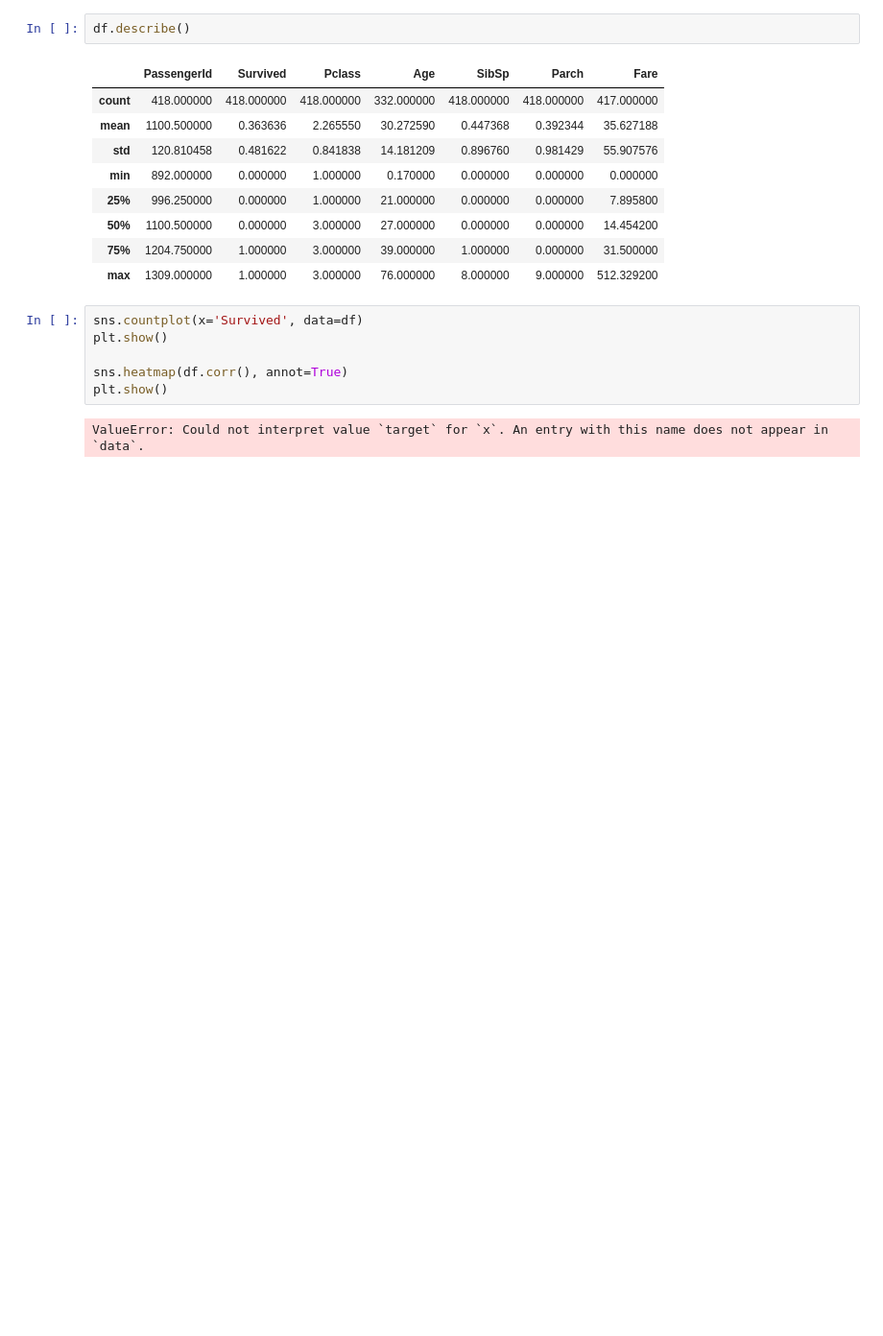
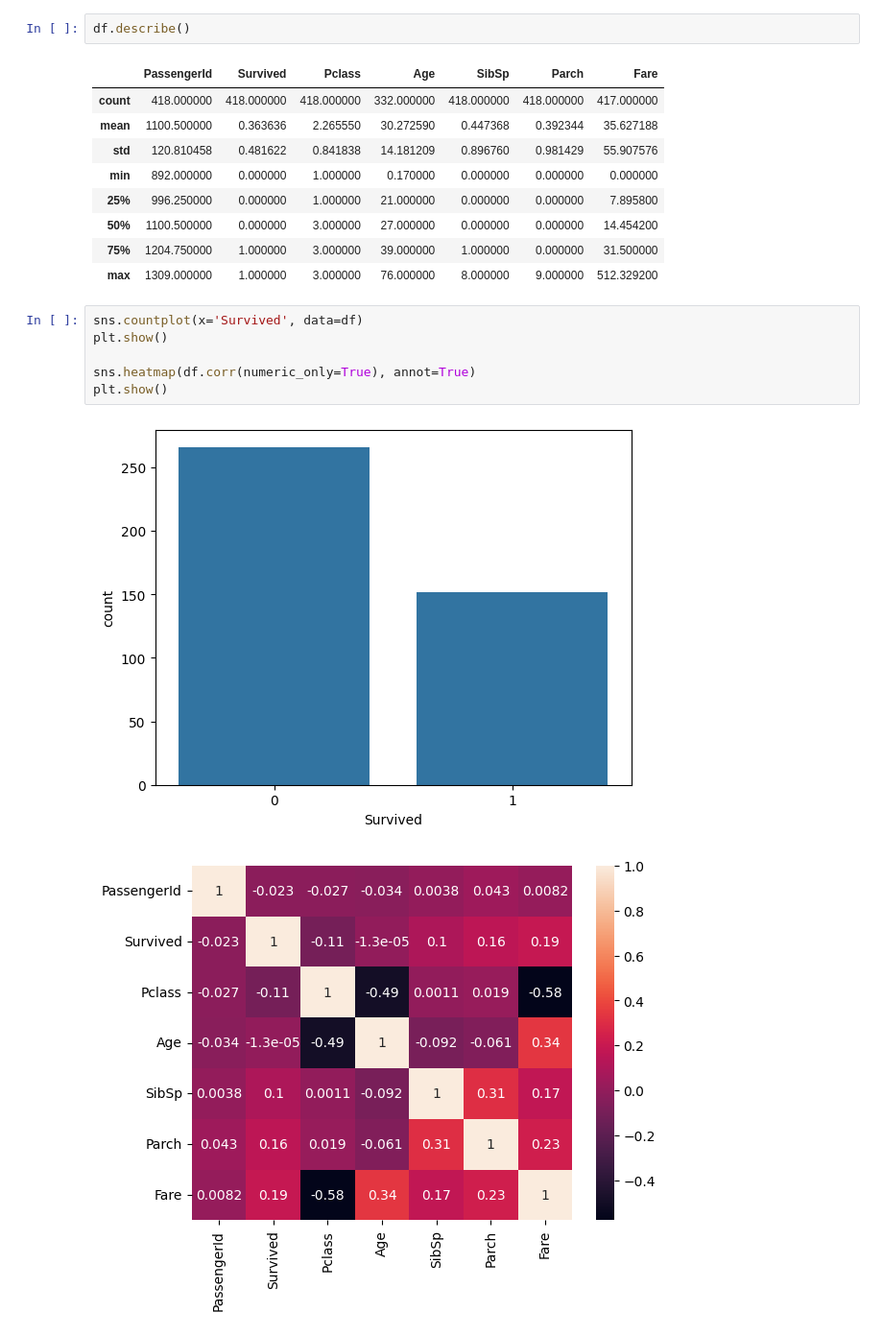
Before and after one commit to Asadullah-Noor/ML-EDA, a Jupyter notebook: task1.ipynb, the cells around one changed output. Shown at 96% size. Cells and saved outputs as stored; diff of their text form; blank space fills up the shorter version.

```diff
--- a/task1.ipynb
+++ b/task1.ipynb
@@ -54,8 +52,9 @@ df.describe()
 # %%
 sns.countplot(x='Survived', data=df)
 plt.show()
 
-sns.heatmap(df.corr(), annot=True)
+sns.heatmap(df.corr(numeric_only=True), annot=True)
 plt.show()
 # %% [output]
-ValueError: Could not interpret value `target` for `x`. An entry with this name does not appear in `data`.
+[figure, added]
+[figure, added]
```
Also changed, not shown: parts of 19 cells of this notebook.
